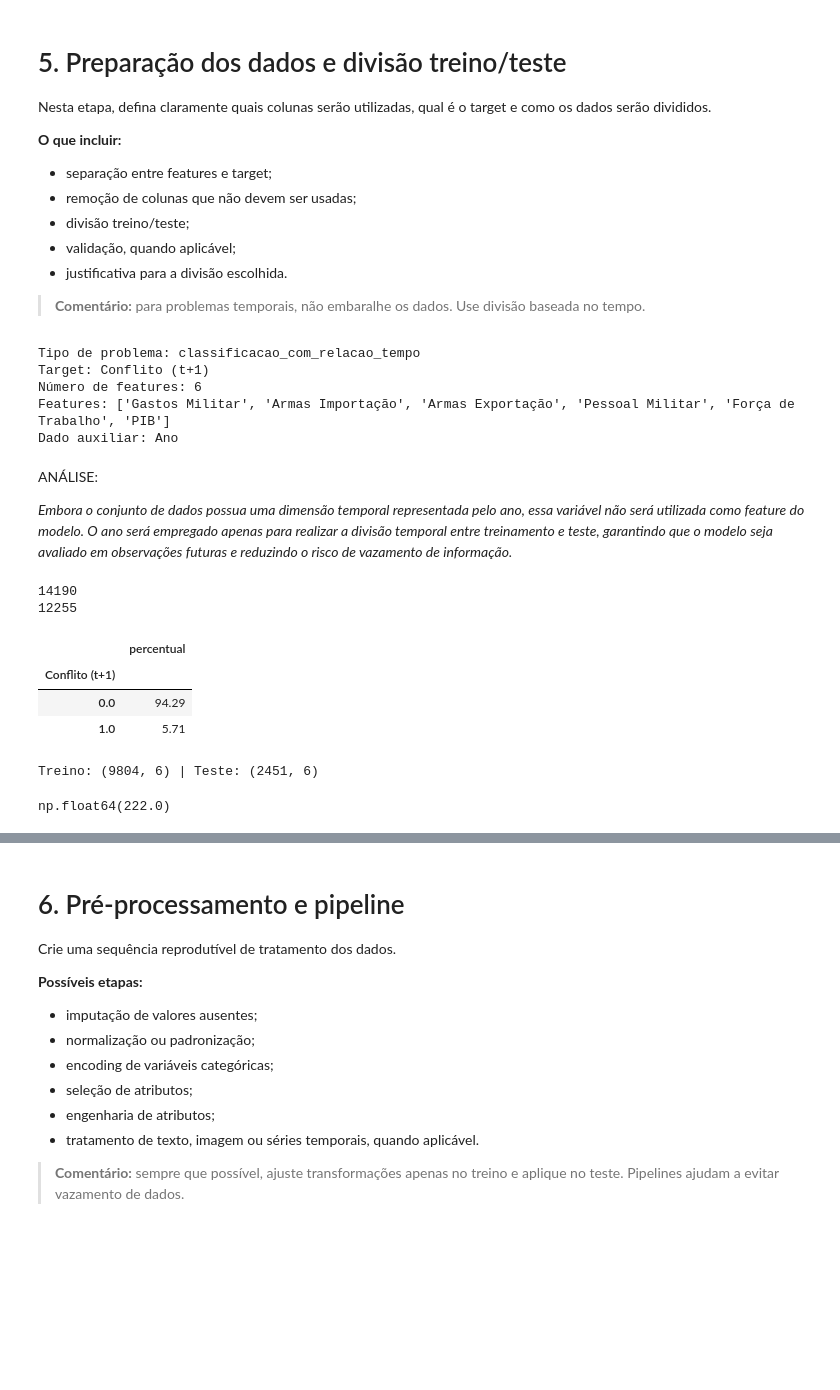
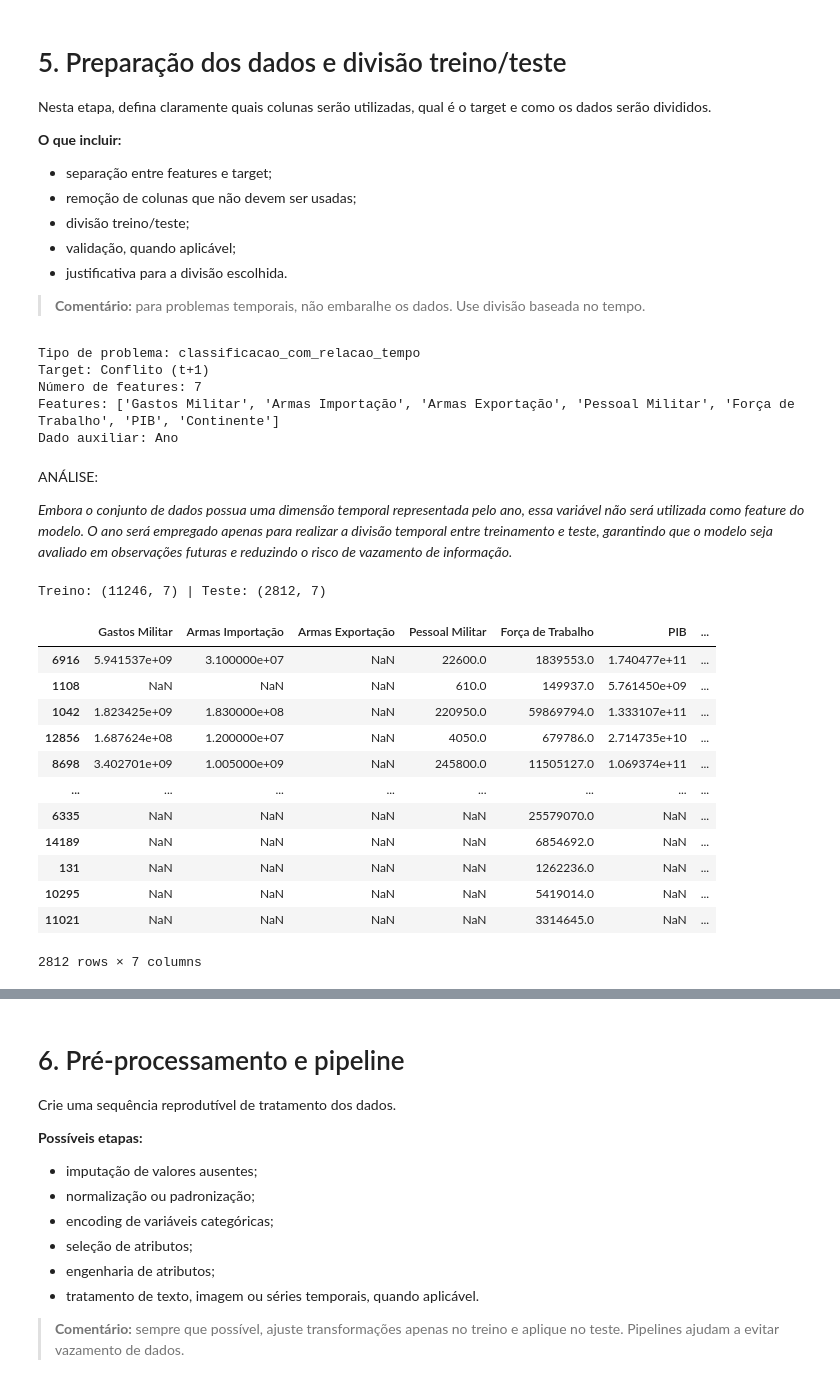
Before and after one commit to marcelastein/MVP-Classificacao_conflitos_militares, a Jupyter notebook: MVP_ML_Classificacao_de_conflitos.ipynb, the cells around one changed output, grey strips where cells are left out. Saved outputs shown, nothing was run; the diff lists cells and outputs as text; code cells hidden in the pictures; blank space fills up the shorter version.

```diff
--- a/MVP_ML_Classificacao_de_conflitos.ipynb
+++ b/MVP_ML_Classificacao_de_conflitos.ipynb
@@ -208,7 +227,24 @@ def limpar_governo(texto):
 
     return texto
 
+def obter_continente(codigo_iso3):
+    try:
+        codigo_iso2 = pc.country_alpha3_to_country_alpha2(codigo_iso3)
+        continente_cod = pc.country_alpha2_to_continent_code(codigo_iso2)
 
+        continentes = {
+            "AF": "Africa",
+            "AS": "Asia",
+            "EU": "Europa",
+            "NA": "America do Norte",
+            "SA": "America do Sul",
+            "OC": "Oceania"
+        }
+
+        return continentes.get(continente_cod)
+
+    except:
+        return None
 
 
 
@@ -599,0 +638,10 @@ Os resultados da análise exploratória impactaram diretamente a estratégia de
+# %%
+print(len(df_base))
+#Eliminar países que não possuíem nenhuma informação
+#selecionar as colunas
+colunas= df_base.columns[3:-1]
+#Selecionar os países com imformação
+paises_validos = (df_base.groupby("Country Name")[colunas].apply(lambda x: x.notna().any().any()))
+#eliminar os países sem informação do dataset
+df_base = df_base[df_base["Country Name"].isin(paises_validos[paises_validos].index)
+]
@@ -599,0 +651,3 @@ Os resultados da análise exploratória impactaram diretamente a estratégia de
+# %%
+#Incluir uma coluna continente
+df_base["Continente"] = (df_base["Country Code"].apply(obter_continente))
@@ -636,27 +706,13 @@ print("Dado auxiliar:", DATE_COLUMN)
 # %% [output]
 Tipo de problema: classificacao_com_relacao_tempo
 Target: Conflito (t+1)
-Número de features: 6
-Features: ['Gastos Militar', 'Armas Importação', 'Armas Exportação', 'Pessoal Militar', 'Força de Trabalho', 'PIB']
+Número de features: 7
+Features: ['Gastos Militar', 'Armas Importação', 'Armas Exportação', 'Pessoal Militar', 'Força de Trabalho', 'PIB', 'Continente']
 Dado auxiliar: Ano
 # %% [markdown]
 ANÁLISE:
 
 *Embora o conjunto de dados possua uma dimensão temporal representada pelo ano, essa variável não será utilizada como feature do modelo. O ano será empregado apenas para realizar a divisão temporal entre treinamento e teste, garantindo que o modelo seja avaliado em observações futuras e reduzindo o risco de vazamento de informação.*
-# %%
-print(len(df_base))
-df_base = df_base.dropna(subset=features,how="all")
-print(len(df_base))
-# %% [output]
-14190
-12255
-# %%
-display((df_base[TARGET].value_counts(normalize=True, dropna=False) * 100).round(2).to_frame("percentual"))
-# %% [output]
-|  | percentual |
-| Conflito (t+1) |  |
-| 0.0 | 94.29 |
-| 1.0 | 5.71 |
 # %%
 # === Divisão dos dados ===
 
@@ -666,35 +722,48 @@ if PROBLEM_TYPE in ["classificacao", "regressao"]:
 
     stratify_arg = y if PROBLEM_TYPE == "classificacao" else None
     X_train, X_test, y_train, y_test = train_test_split(
         X, y, test_size=0.2, random_state=SEED, stratify=stratify_arg
     )
 
     print("Treino:", X_train.shape, "| Teste:", X_test.shape)
 
 elif PROBLEM_TYPE == "clusterizacao":
     X = df_base[features].copy()
     X_train, X_test = train_test_split(X, test_size=0.2, random_state=SEED)
     print("Treino:", X_train.shape, "| Teste:", X_test.shape)
 
 elif PROBLEM_TYPE == "serie_temporal" or "classificacao_com_relacao_tempo":
     assert DATE_COLUMN is not None and DATE_COLUMN in df_base.columns, "Defina DATE_COLUMN para séries temporais."
     df_sorted = df_base.sort_values(DATE_COLUMN).copy()
     cutoff = int(len(df_sorted) * 0.8)
     train_df = df_sorted.iloc[:cutoff]
     test_df = df_sorted.iloc[cutoff:]
 
     X_train = train_df[features].copy()
     y_train = train_df[TARGET].copy()
     X_test = test_df[features].copy()
     y_test = test_df[TARGET].copy()
 
     print("Treino:", X_train.shape, "| Teste:", X_test.shape)
 
 else:
     raise ValueError("PROBLEM_TYPE inválido.")
+X_test
 # %% [output]
-Treino: (9804, 6) | Teste: (2451, 6)
+Treino: (11246, 7) | Teste: (2812, 7)
+|  | Gastos Militar | Armas Importação | Armas Exportação | Pessoal Militar | Força de Trabalho | PIB | ... |
+| 6916 | 5.941537e+09 | 3.100000e+07 | NaN | 22600.0 | 1839553.0 | 1.740477e+11 | ... |
+| 1108 | NaN | NaN | NaN | 610.0 | 149937.0 | 5.761450e+09 | ... |
+| 1042 | 1.823425e+09 | 1.830000e+08 | NaN | 220950.0 | 59869794.0 | 1.333107e+11 | ... |
+| 12856 | 1.687624e+08 | 1.200000e+07 | NaN | 4050.0 | 679786.0 | 2.714735e+10 | ... |
+| 8698 | 3.402701e+09 | 1.005000e+09 | NaN | 245800.0 | 11505127.0 | 1.069374e+11 | ... |
+| ... | ... | ... | ... | ... | ... | ... | ... |
+| 6335 | NaN | NaN | NaN | NaN | 25579070.0 | NaN | ... |
+| 14189 | NaN | NaN | NaN | NaN | 6854692.0 | NaN | ... |
+| 131 | NaN | NaN | NaN | NaN | 1262236.0 | NaN | ... |
+| 10295 | NaN | NaN | NaN | NaN | 5419014.0 | NaN | ... |
+| 11021 | NaN | NaN | NaN | NaN | 3314645.0 | NaN | ... |
-np.float64(222.0)
+2812 rows × 7 columns
 # %% [markdown]
 ## 5.1 Justificativa da divisão
 
```
Also changed, not shown: parts of 8 cells of this notebook.
